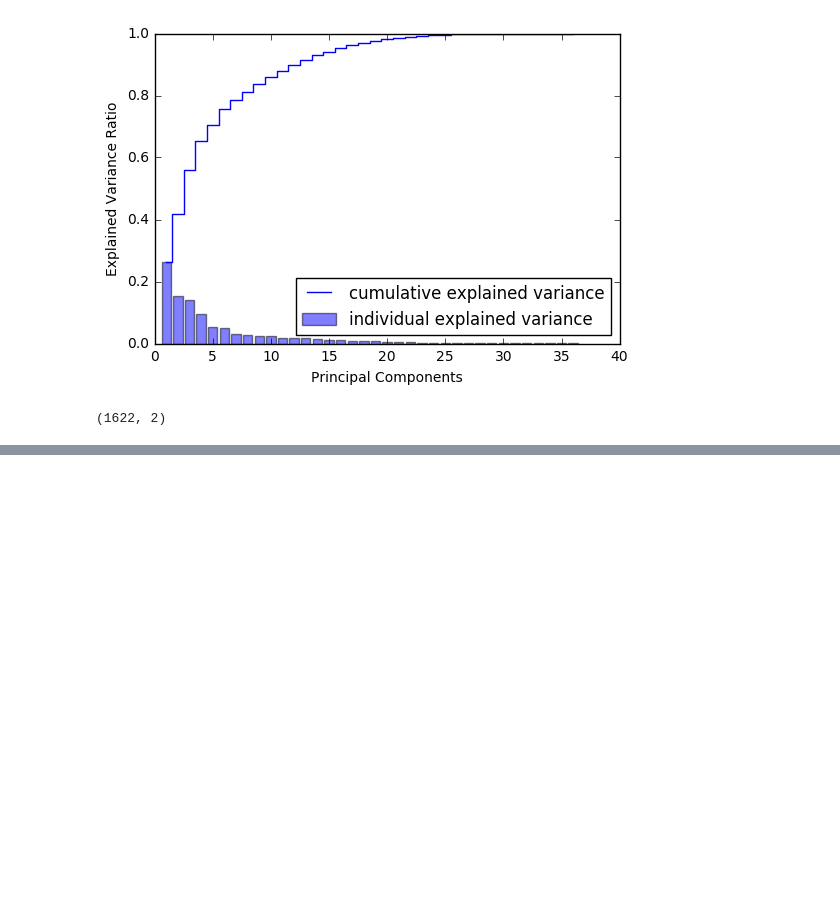
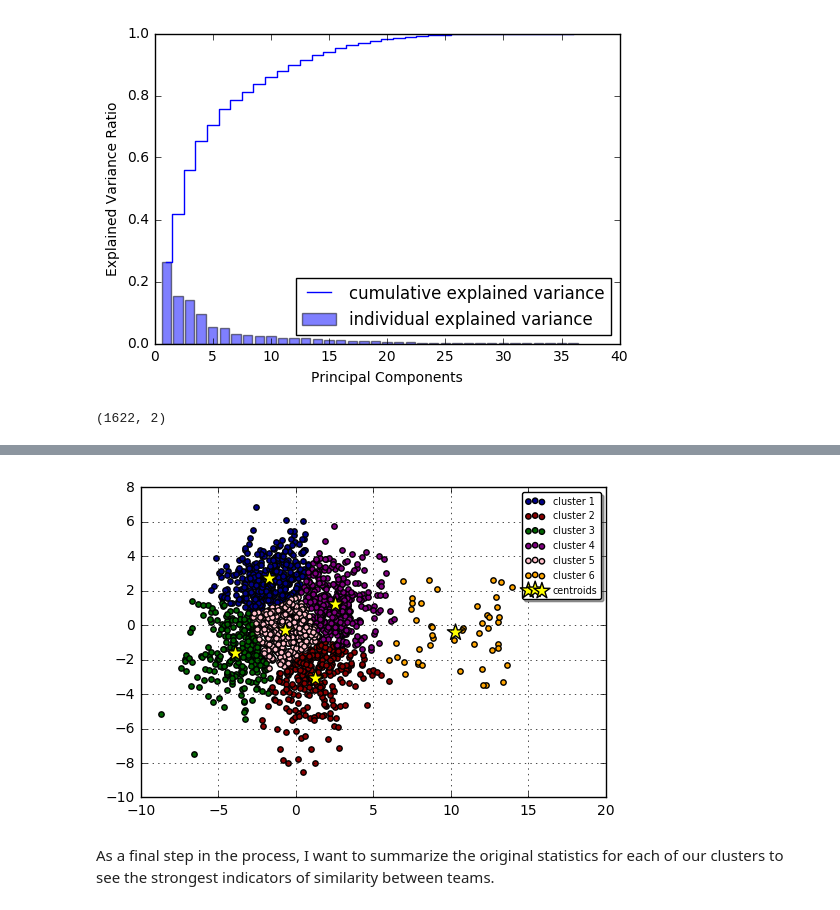
Before and after one commit to colson1111/Kaggle, a Jupyter notebook: Baseball/baseball_eda.ipynb, the cells around one changed output, grey strips where cells are left out. Saved outputs shown, nothing was run; the diff lists cells and outputs as text; code cells hidden in the pictures; blank space fills up the shorter version.

```diff
--- a/Baseball/baseball_eda.ipynb
+++ b/Baseball/baseball_eda.ipynb
@@ -211,0 +232,26 @@ I'll continue with these steps at a later time.
+# %%
+colors = ['darkblue','darkred','darkgreen','purple','pink','orange']
+labels = ['cluster 1','cluster 2', 'cluster 3', 'cluster 4', 'cluster 5', 'cluster 6']
+
+for group in range(0,6):
+    plt.scatter(x_scaled_pca[x_cluster==group,0],
+                x_scaled_pca[x_cluster==group,1],
+                s=15,
+                c=colors[group],
+                label=labels[group])
+
+plt.scatter(cluster.cluster_centers_[:,0],
+            cluster.cluster_centers_[:,1],
+            s=150,
+            marker='*',
+            c='yellow',
+            label='centroids')
+
+
+plt.legend(loc='upper right', fancybox=True, shadow=True, fontsize='x-small')
+plt.grid()
+plt.show()
+# %% [output]
+[figure, added]
+# %% [markdown]
+As a final step in the process, I want to summarize the original statistics for each of our clusters to see the strongest indicators of similarity between teams.
```
Also changed, not shown: parts of 8 cells of this notebook.
